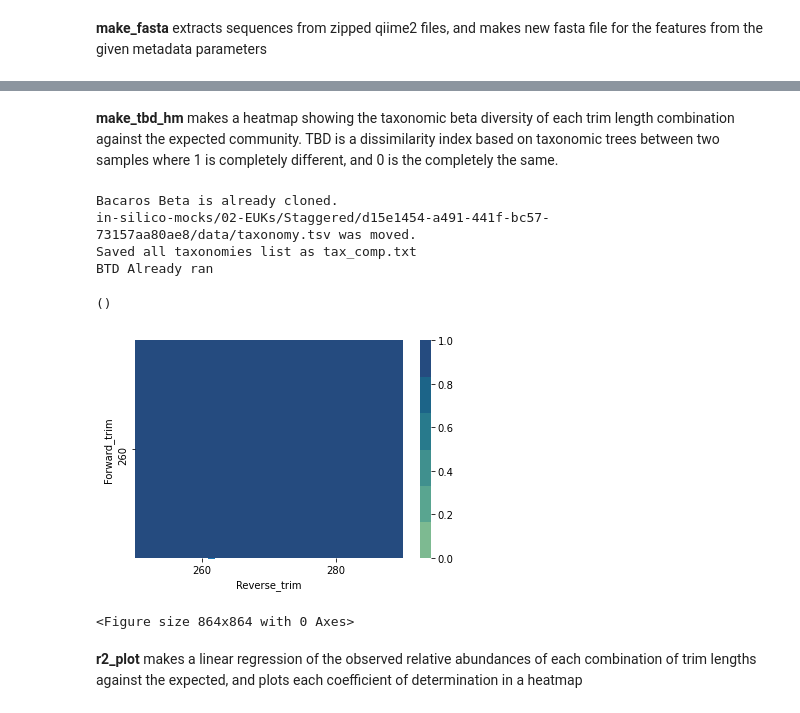
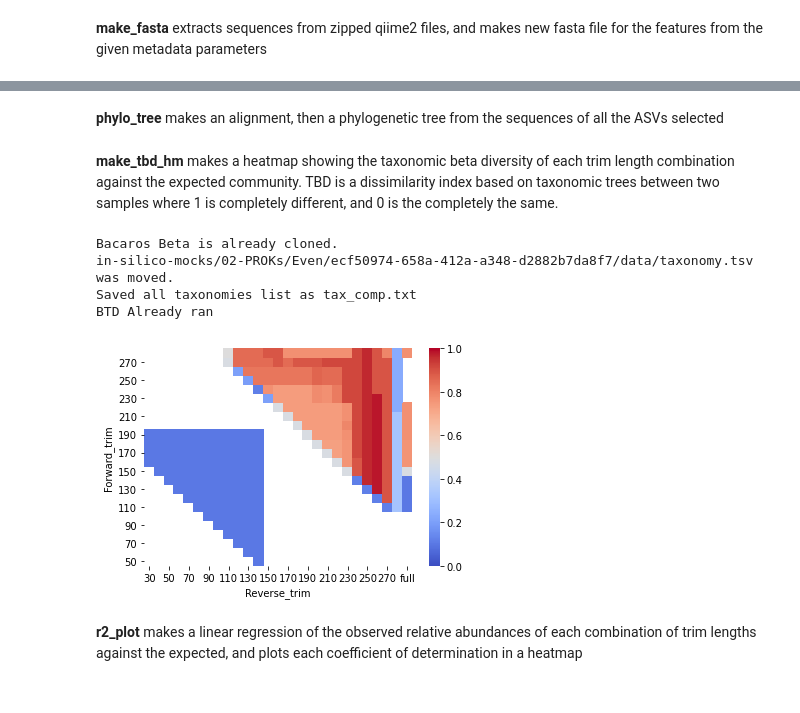
Before and after one commit to dianahaider/final_data_and_code, a Jupyter notebook: run_analysis.ipynb, the cells around one changed output, grey strips where cells are left out. Drawn from its saved outputs; the diff is of its cells as text; code cells hidden in the pictures.

Commit message:
added function for running alignment and tree

```diff
--- a/run_analysis.ipynb
+++ b/run_analysis.ipynb
@@ -205,4 +206,4 @@ def pick_metadata(composition, runnumber, R='all', F='all'):
 # %%
-composition, runnumber, R, F, separated_taxonomies, separated_dic, files, tax, separated, taxos = pick_metadata('Staggered', '46')
+composition, runnumber, R, F, separated, files = pick_metadata(comm, comm_id, 'Even', '46')
 # %% [output]
 Appended all taxonomies to taxos
@@ -311,7 +588,9 @@ Saved selected sequences as 02-EUKs/all_seqs/RallFall46Staggered.fasta
+# %% [markdown]
+__phylo_tree__ makes an alignment, then a phylogenetic tree from the sequences of all the ASVs selected
 # %% [markdown]
 __make_tbd_hm__ makes a heatmap showing the taxonomic beta diversity of each trim length combination against the expected community. TBD is a dissimilarity index based on taxonomic trees between two samples where 1 is completely different, and 0 is the completely the same.
 # %%
-def make_tbd_hm(level=7):
+def make_tbd_hm(comm, composition, runnumber, level=7):
 
     if not os.path.isdir('Bacaros_Beta'):
         ! git clone https://github.com/alexmanuele/Bacaros_Beta.git
@@ -320,13 +599,13 @@ def make_tbd_hm(level=7):
         print("Bacaros Beta is already cloned.")
 
     #Move the expected community to the taxonomies folder for comparison
-    dest_dir = comm+'/all_taxonomies/'+composition+runnumber
+    dest_dir = comm+'/intermediate_files/all_taxonomies/'+composition+runnumber
 
     for file in glob.glob('in-silico-mocks/'+comm+'/'+composition+r'/*/data/taxonomy.tsv'):
         print(file+' was moved.')
         shutil.copy(file, os.path.join(dest_dir, 'expected.tsv'))
 
-    tax_list = glob.glob('{0}/*.tsv'.format(comm+'/all_taxonomies/'+composition+runnumber))
+    tax_list = glob.glob('{0}/*.tsv'.format(comm+'/intermediate_files/all_taxonomies/'+composition+runnumber))
     textfile = open("tax_comp.txt", "w")
     for element in tax_list:
         textfile.write(element + "\n")
@@ -344,15 +623,15 @@ def make_tbd_hm(level=7):
 
     bacaros_dm = pd.read_csv(dest_dir+'/TBD'+str(level)+'/tax_comp.csv')
     bacaros_dm = bacaros_dm.set_index('Unnamed: 0')
-    bacaros_dm = 1  - bacaros_dm
+    #bacaros_dm = 1  - bacaros_dm
     #bacaros_dm is a distance matrix of table X table
-    my_pcoa = skbio.stats.ordination.pcoa(bacaros_dm.values)
-    plt.scatter(my_pcoa.samples['PC1'],  my_pcoa.samples['PC2'])
+    #my_pcoa = skbio.stats.ordination.pcoa(bacaros_dm.values)
+    #plt.scatter(my_pcoa.samples['PC1'],  my_pcoa.samples['PC2'])
     against_exp = bacaros_dm[['expected']].copy()
     against_exp = against_exp.reset_index().rename(columns={against_exp.index.name:'sample_name'})
     against_exp.drop(against_exp.index[against_exp['sample_name'] == 'expected'], inplace=True)
     against_exp['Forward_trim'] = [s.split('R')[0] for s in against_exp['sample_name']]
-    against_exp['Forward_trim'] = [s.split('46F')[1] for s in against_exp['Forward_trim']]
+    against_exp['Forward_trim'] = [s.split(runnumber+'F')[1] for s in against_exp['Forward_trim']]
     against_exp['Reverse_trim'] = [s.split('R')[1] for s in against_exp['sample_name']]
     against_exp["Forward_trim"] = pd.to_numeric(against_exp["Forward_trim"])
     against_exp["Reverse_trim"] = pd.to_numeric(against_exp["Reverse_trim"])
@@ -361,24 +640,23 @@ def make_tbd_hm(level=7):
     tohm = against_exp.pivot("Forward_trim", "Reverse_trim", "expected")
     tohm.rename({280: 'full'}, axis=0, inplace=True)
     tohm.rename({290: 'full'}, axis=1, inplace=True)
-    ax = sns.heatmap(tohm, cmap=sns.color_palette("crest"), vmin=0, vmax=1)
+    ax = sns.heatmap(tohm, cmap=sns.color_palette("coolwarm", as_cmap=True), vmin=0, vmax=1)
     ax.invert_yaxis()
-    plt.figure(figsize=(12,12))
-    fig.savefig('figures/'+comm_id+composition+runnumber+'bacaros.png',
+    #plt.figure(figsize=(12,12))
+    fig = ax.get_figure()
+    fig.savefig(f'outputs/{comm_id}{composition}{runnumber}{level}bacaros.png',
                 bbox_inches = "tight")
 
     # get max and min values
     #print('The min value is {0} and the max value is {1}'.format(df.at[df.stack().index[np.argmin(df.values)]],
     #                                                             minv = df.at[df.stack().index[np.argmax(df.values)]]))
 
-    return ()
+    return tohm, dest_dir
-# %%
-make_tbd_hm(7)
-# %% [output]
-Bacaros Beta is already cloned.
-in-silico-mocks/02-EUKs/Staggered/d15e1454-a491-441f-bc57-73157aa80ae8/data/taxonomy.tsv was moved.
-Saved all taxonomies list as tax_comp.txt
-BTD Already ran
-()
-[figure, removed]
-<Figure size 864x864 with 0 Axes>
+# %%
+tohm, dest_dir = make_tbd_hm(comm, composition, runnumber, level='7')
+# %% [output]
+Bacaros Beta is already cloned.
+in-silico-mocks/02-PROKs/Even/ecf50974-658a-412a-a348-d2882b7da8f7/data/taxonomy.tsv was moved.
+Saved all taxonomies list as tax_comp.txt
+BTD Already ran
+[figure, added]
```
Also changed, not shown: parts of 98 cells of this notebook, 1 other file.
